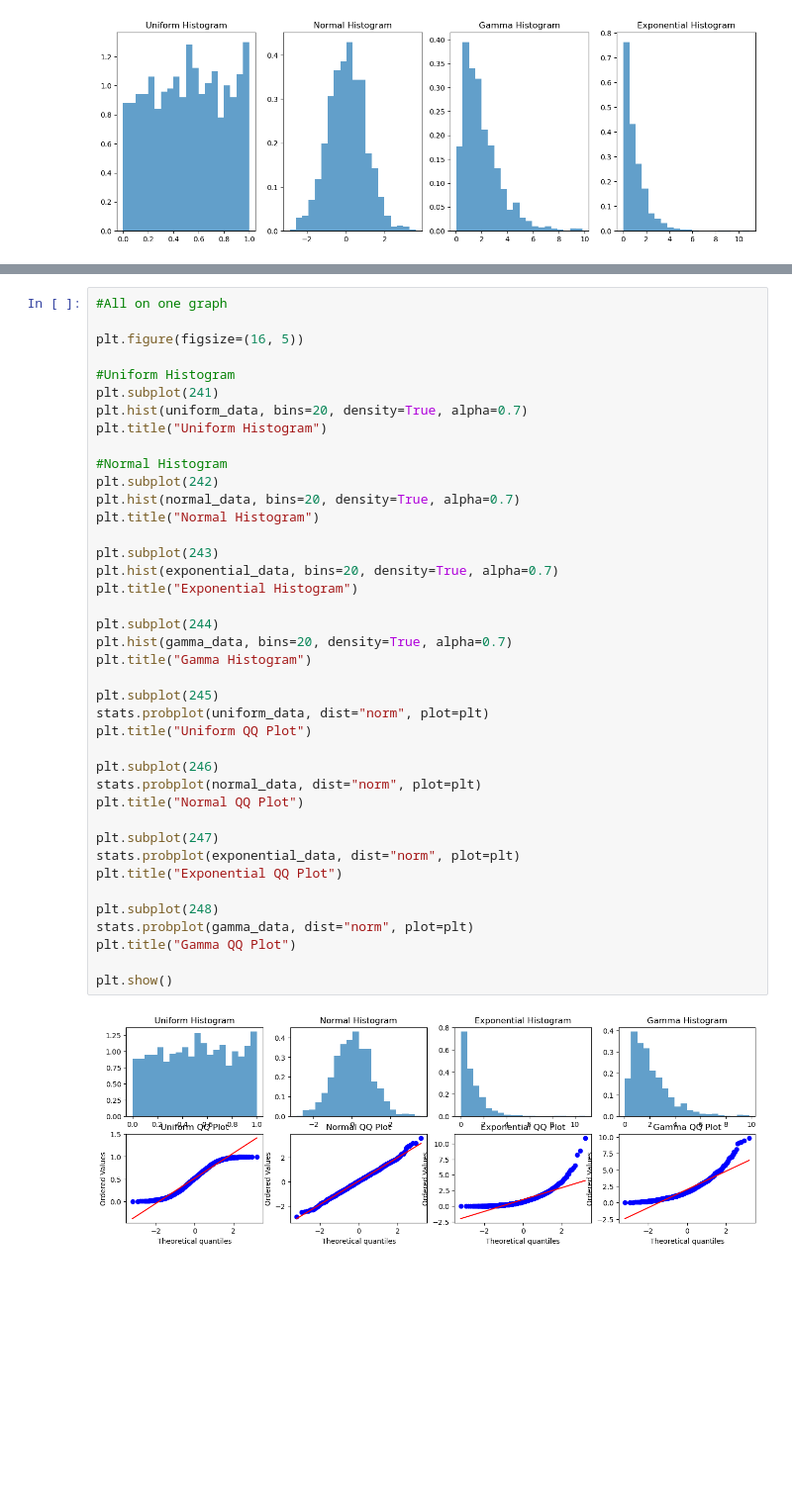
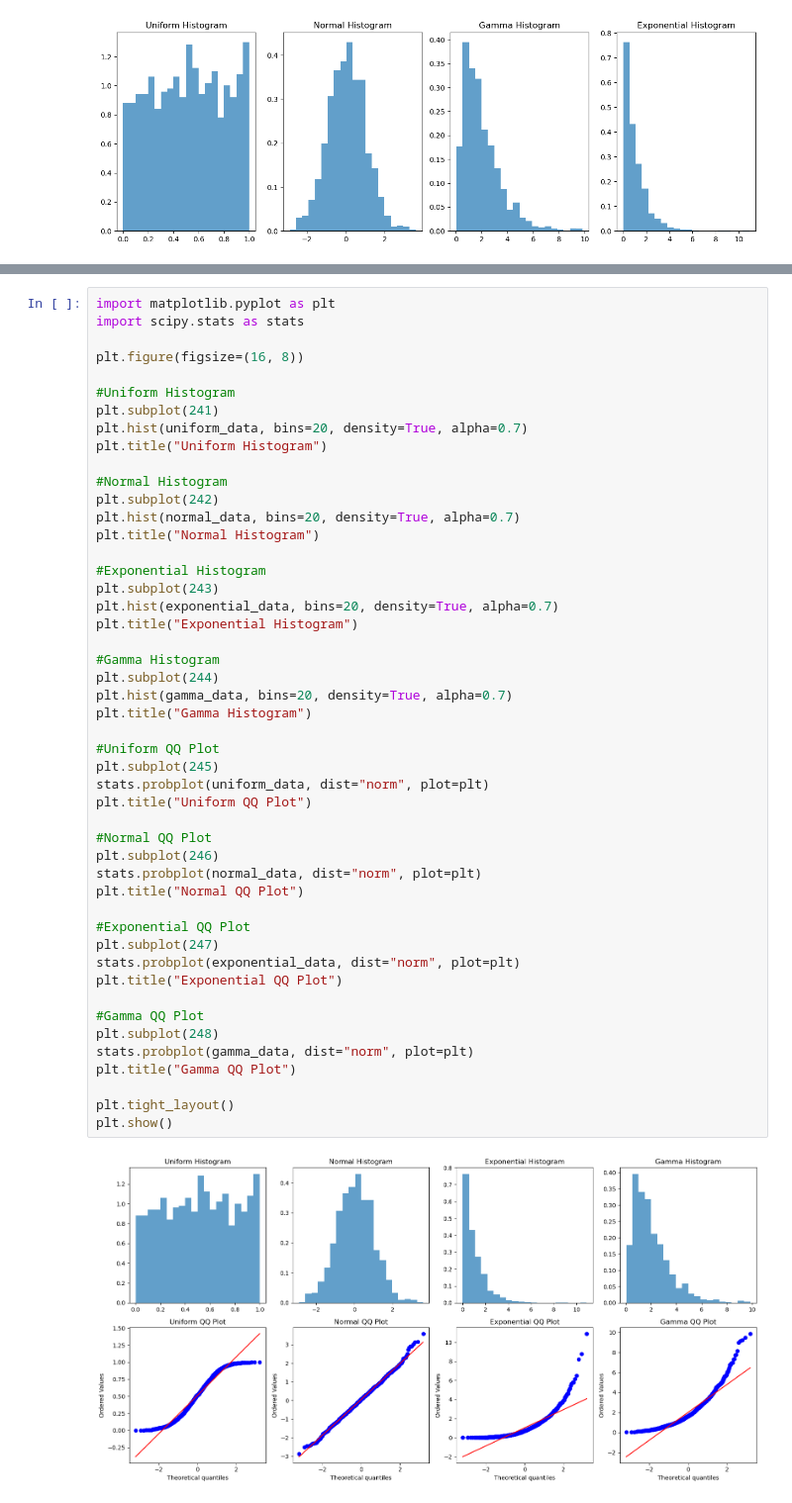
Before and after one commit to rjwrobel86/Python4Statistics, a Jupyter notebook: Notebooks/QQ.ipynb, the cells around one changed output, grey strips where cells are left out. Shown at 99% size. Saved outputs shown, nothing was run; the diff lists cells and outputs as text; blank space fills up the shorter version.

```diff
--- a/Notebooks/QQ.ipynb
+++ b/Notebooks/QQ.ipynb
@@ -68,7 +68,8 @@ plt.show()
 # %%
-#All on one graph
+import matplotlib.pyplot as plt
+import scipy.stats as stats
 
-plt.figure(figsize=(16, 5))
+plt.figure(figsize=(16, 8))
 
 #Uniform Histogram
 plt.subplot(241)
@@ -79,31 +80,38 @@ plt.title("Uniform Histogram")
 plt.subplot(242)
 plt.hist(normal_data, bins=20, density=True, alpha=0.7)
 plt.title("Normal Histogram")
 
+#Exponential Histogram
 plt.subplot(243)
 plt.hist(exponential_data, bins=20, density=True, alpha=0.7)
 plt.title("Exponential Histogram")
 
+#Gamma Histogram
 plt.subplot(244)
 plt.hist(gamma_data, bins=20, density=True, alpha=0.7)
 plt.title("Gamma Histogram")
 
+#Uniform QQ Plot
 plt.subplot(245)
 stats.probplot(uniform_data, dist="norm", plot=plt)
 plt.title("Uniform QQ Plot")
 
+#Normal QQ Plot
 plt.subplot(246)
 stats.probplot(normal_data, dist="norm", plot=plt)
 plt.title("Normal QQ Plot")
 
+#Exponential QQ Plot
 plt.subplot(247)
 stats.probplot(exponential_data, dist="norm", plot=plt)
 plt.title("Exponential QQ Plot")
 
+#Gamma QQ Plot
 plt.subplot(248)
 stats.probplot(gamma_data, dist="norm", plot=plt)
 plt.title("Gamma QQ Plot")
 
+plt.tight_layout()
 plt.show()
 # %% [output]
-[figure, old version]
+[figure, new version]
```
Also changed, not shown: parts of 1 cell of this notebook, 32 other files.
